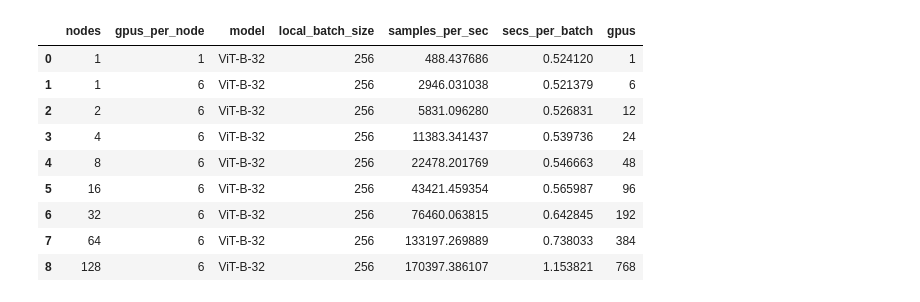
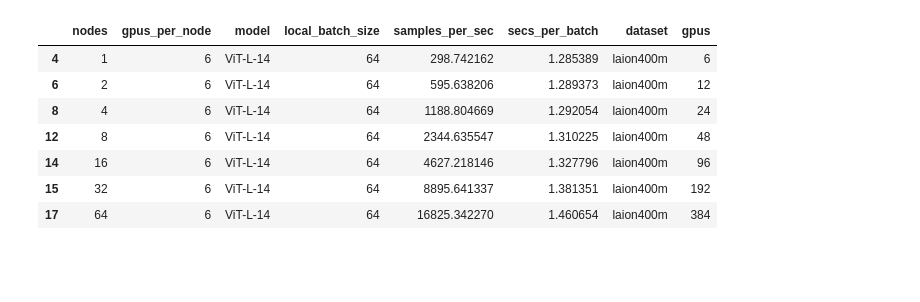
Before and after one commit to mehdidc/open_clip, a Jupyter notebook: scaling_figures.ipynb, the cells around one changed output. Drawn from its saved outputs; the diff is of its cells as text; code cells hidden in the pictures; blank space fills up the shorter version.

```diff
--- a/scaling_figures.ipynb
+++ b/scaling_figures.ipynb
@@ -8,21 +8,32 @@ import re
 import seaborn as sns
 %matplotlib inline
 # %%
+model = "ViT-L-14"
+#model = "ViT-B-32"
+
+nodes = (1,2,4,8,16,32,64,128)
+
 df = pd.read_csv("results.csv")
+#df = pd.read_csv("results_rio.csv")
+
+model_pretty = {"ViT-B-32": "CLIP ViT-B/32", "ViT-L-14": "CLIP ViT-L/14"}[model]
+model_slug = {"ViT-B-32": "vitb32", "ViT-L-14": "vitl14"}[model]
 df['gpus'] = df['gpus_per_node'] * df['nodes']
+samples_per_sec_per_gpu = df['samples_per_sec'] / (df['nodes'] * df['gpus_per_node'])
+df['secs_per_batch'] = df['local_batch_size'] * (1.0 / samples_per_sec_per_gpu)
+df = df[df.model==model]
+df = df[df.nodes.isin(nodes)]
 df.sort_values(by='gpus')
 df
 # %% [output]
-|  | nodes | gpus_per_node | model | local_batch_size | samples_per_sec | secs_per_batch | gpus |
-| 0 | 1 | 1 | ViT-B-32 | 256 | 488.437686 | 0.524120 | 1 |
-| 1 | 1 | 6 | ViT-B-32 | 256 | 2946.031038 | 0.521379 | 6 |
-| 2 | 2 | 6 | ViT-B-32 | 256 | 5831.096280 | 0.526831 | 12 |
-| 3 | 4 | 6 | ViT-B-32 | 256 | 11383.341437 | 0.539736 | 24 |
-| 4 | 8 | 6 | ViT-B-32 | 256 | 22478.201769 | 0.546663 | 48 |
-| 5 | 16 | 6 | ViT-B-32 | 256 | 43421.459354 | 0.565987 | 96 |
-| 6 | 32 | 6 | ViT-B-32 | 256 | 76460.063815 | 0.642845 | 192 |
-| 7 | 64 | 6 | ViT-B-32 | 256 | 133197.269889 | 0.738033 | 384 |
-| 8 | 128 | 6 | ViT-B-32 | 256 | 170397.386107 | 1.153821 | 768 |
+|  | nodes | gpus_per_node | model | local_batch_size | samples_per_sec | secs_per_batch | dataset | gpus |
+| 4 | 1 | 6 | ViT-L-14 | 64 | 298.742162 | 1.285389 | laion400m | 6 |
+| 6 | 2 | 6 | ViT-L-14 | 64 | 595.638206 | 1.289373 | laion400m | 12 |
+| 8 | 4 | 6 | ViT-L-14 | 64 | 1188.804669 | 1.292054 | laion400m | 24 |
+| 12 | 8 | 6 | ViT-L-14 | 64 | 2344.635547 | 1.310225 | laion400m | 48 |
+| 14 | 16 | 6 | ViT-L-14 | 64 | 4627.218146 | 1.327796 | laion400m | 96 |
+| 15 | 32 | 6 | ViT-L-14 | 64 | 8895.641337 | 1.381351 | laion400m | 192 |
+| 17 | 64 | 6 | ViT-L-14 | 64 | 16825.342270 | 1.460654 | laion400m | 384 |
 # %%
 import matplotlib.pyplot as plt
 import pandas as pd
```
Also changed, not shown: parts of 5 cells of this notebook.
